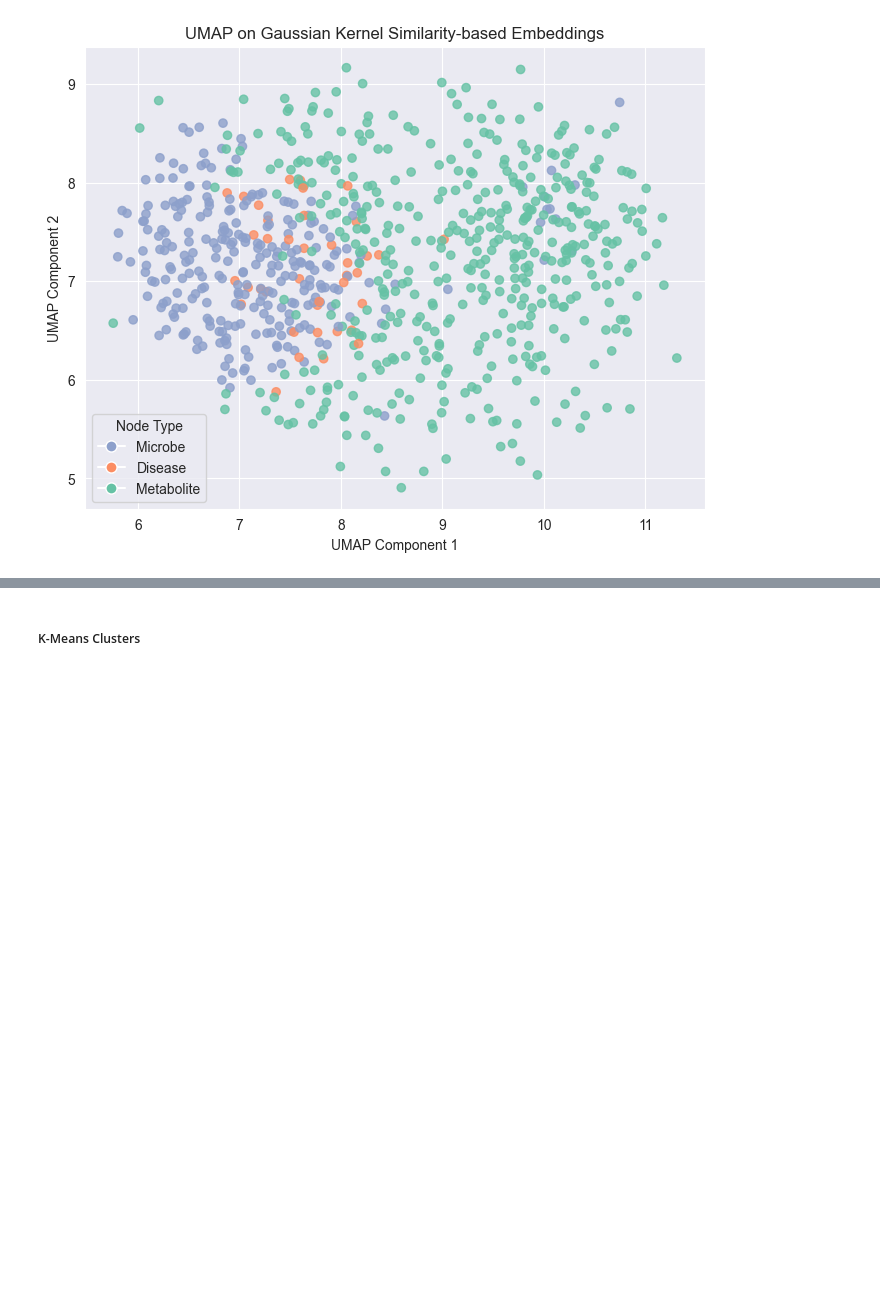
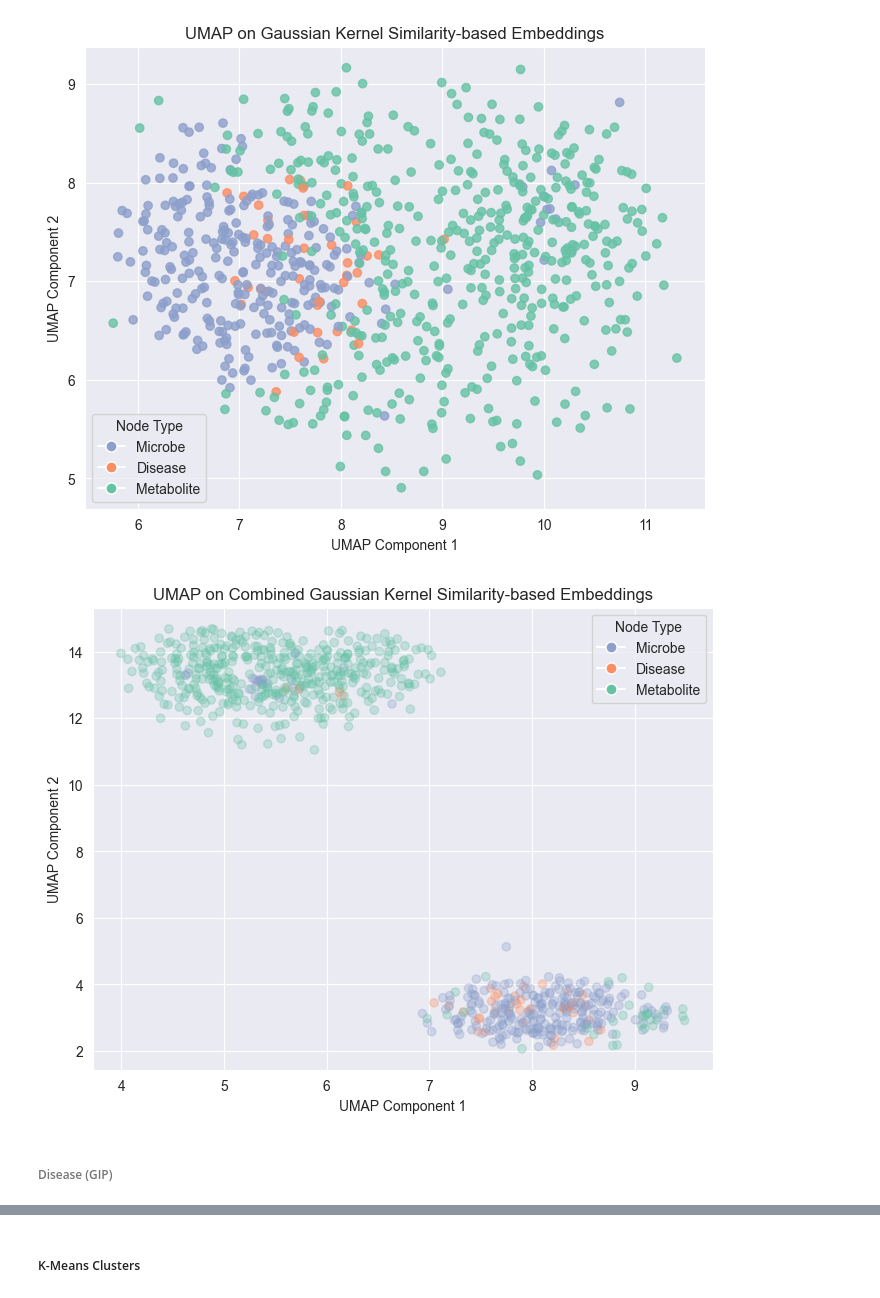
Before and after one commit to lucyzhang95/Network_Analysis, a Jupyter notebook: graph_network_analysis.ipynb, the cells around one changed output, grey strips where cells are left out. Cells and saved outputs as stored; diff of their text form; code cells hidden in the pictures; blank space fills up the shorter version.

Commit message:
add GIP embedding based on paper pmid 39112911

```diff
--- a/graph_network_analysis.ipynb
+++ b/graph_network_analysis.ipynb
@@ -1286 +1356,36 @@ plt.show()
+# %%
+combined_similarity_matrix = np.block([
+    [MGS_matrix, np.zeros((num_microbe, num_disease)), np.zeros((num_microbe, num_metabolite))],
+    [np.zeros((num_disease, num_microbe)), DGS_matrix, np.zeros((num_disease, num_metabolite))],
+    [np.zeros((num_metabolite, num_microbe)), np.zeros((num_metabolite, num_disease)), MGS_met_matrix]
+])
+
+# Apply UMAP on the combined similarity matrix
+reducer = umap.UMAP(n_components=2, metric="precomputed", random_state=42)
+umap_embeddings_combined = reducer.fit_transform(combined_similarity_matrix)
+# %%
+palette = sns.color_palette("Set2")
+disease_color, microbe_color, metabolite_color = palette[1], palette[2], palette[0]
+color_map = {'microbe': microbe_color, 'disease': disease_color, 'metabolite': metabolite_color}
+node_colors = [color_map[t] for t in node_types]
+# %%
+plt.figure(figsize=(8, 6))
+plt.scatter(umap_embeddings_combined[:, 0], umap_embeddings_combined[:, 1], c=node_colors, alpha=0.3)
+
+# Create a legend
+legend_labels = {v: k.capitalize() for k, v in color_map.items()}
+handles = [plt.Line2D([0], [0], marker='o', color='w', markersize=8, markerfacecolor=v) for v in color_map.values()]
+plt.legend(handles, legend_labels.values(), title="Node Type", loc="best")
+
+# Add labels and title
+plt.xlabel("UMAP Component 1")
+plt.ylabel("UMAP Component 2")
+plt.title("UMAP on Combined Gaussian Kernel Similarity-based Embeddings")
+
+# Show the plot
+plt.show()
+# %% [output]
+[figure, added]
+# %% [markdown]
+###### Disease (GIP)
 # %%
```
Also changed, not shown: parts of 12 cells of this notebook.
